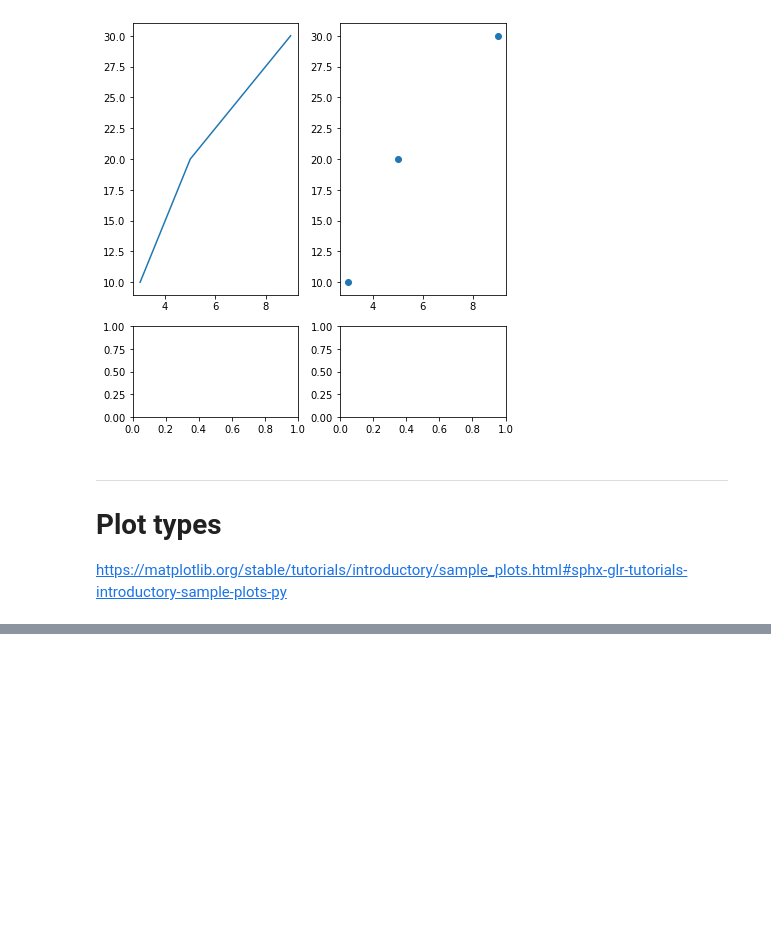
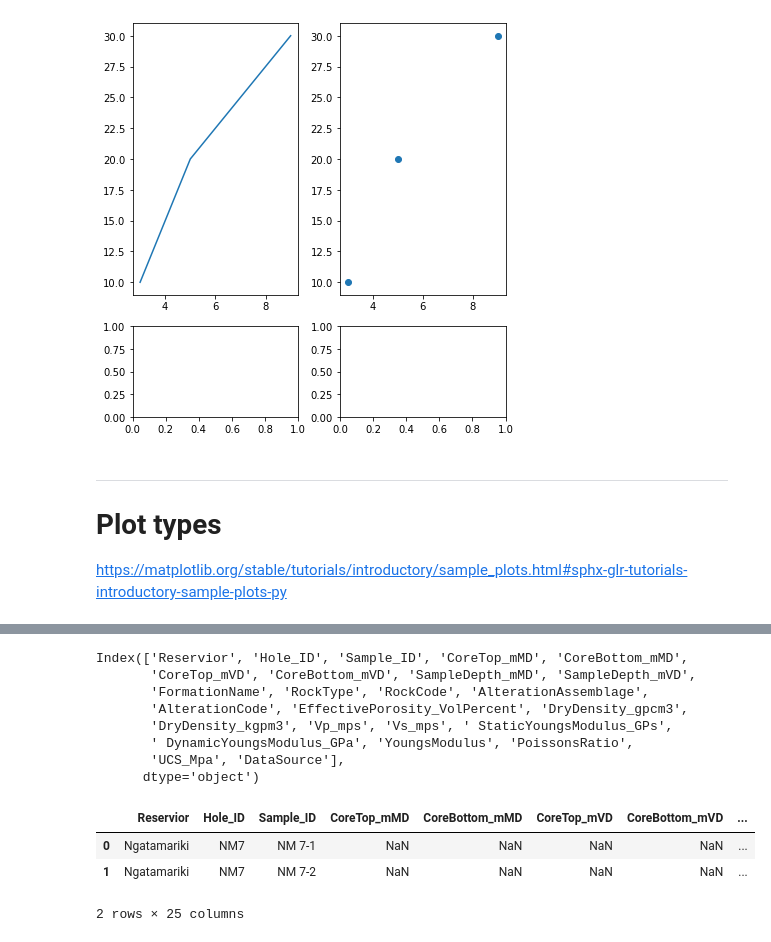
Before and after one commit to ICWallis/tutorial-publication-ready-figures, a Jupyter notebook: 0-introduction.ipynb, the cells around one changed output, grey strips where cells are left out. Saved outputs shown, nothing was run; the diff lists cells and outputs as text; code cells hidden in the pictures; blank space fills up the shorter version.

```diff
--- a/0-introduction.ipynb
+++ b/0-introduction.ipynb
@@ -136,0 +158,17 @@ https://matplotlib.org/stable/tutorials/introductory/sample_plots.html#sphx-glr-
+# %%
+tvz = pd.read_excel('Data/TVZ.xlsx', sheet_name='Data')
+print(tvz.columns)
+tvz.head(2)
+# %% [output]
+Index(['Reservior', 'Hole_ID', 'Sample_ID', 'CoreTop_mMD', 'CoreBottom_mMD',
+       'CoreTop_mVD', 'CoreBottom_mVD', 'SampleDepth_mMD', 'SampleDepth_mVD',
+       'FormationName', 'RockType', 'RockCode', 'AlterationAssemblage',
+       'AlterationCode', 'EffectivePorosity_VolPercent', 'DryDensity_gpcm3',
+       'DryDensity_kgpm3', 'Vp_mps', 'Vs_mps', ' StaticYoungsModulus_GPs',
+       ' DynamicYoungsModulus_GPa', 'YoungsModulus', 'PoissonsRatio',
+       'UCS_Mpa', 'DataSource'],
+      dtype='object')
+|  | Reservior | Hole_ID | Sample_ID | CoreTop_mMD | CoreBottom_mMD | CoreTop_mVD | CoreBottom_mVD | ... |
+| 0 | Ngatamariki | NM7 | NM 7-1 | NaN | NaN | NaN | NaN | ... |
+| 1 | Ngatamariki | NM7 | NM 7-2 | NaN | NaN | NaN | NaN | ... |
+2 rows × 25 columns
```
Also changed, not shown: parts of 16 cells of this notebook.
